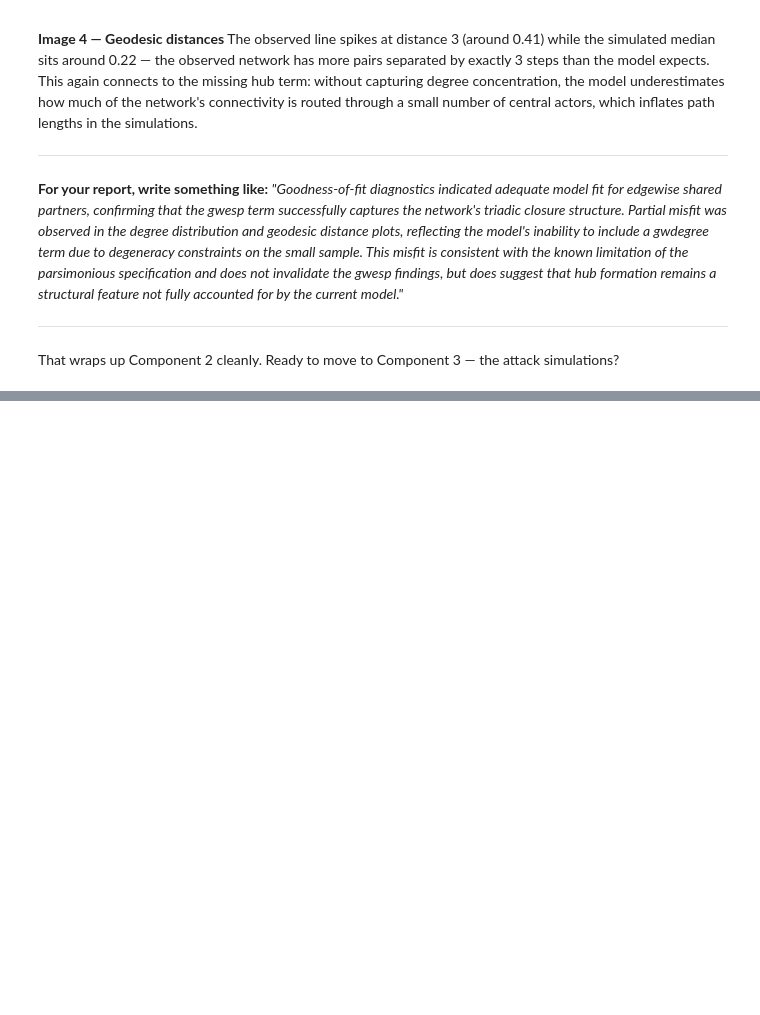
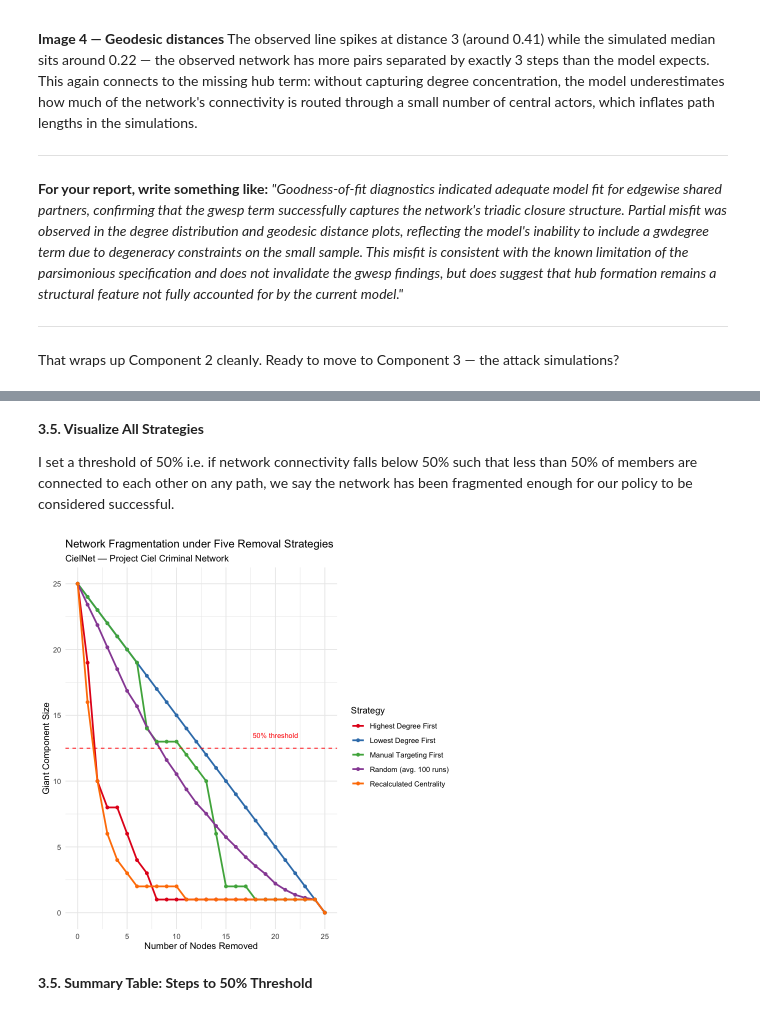
Before and after one commit to ananya923/Social-Networks-Analysis-SOCIOL728, a Jupyter notebook: Research Reports/research-report-02.ipynb, the cells around one changed output, grey strips where cells are left out. Cells and saved outputs as stored; diff of their text form; code cells hidden in the pictures; blank space fills up the shorter version.

```diff
--- a/Research Reports/research-report-02.ipynb
+++ b/Research Reports/research-report-02.ipynb
@@ -981,0 +1138,21 @@ That wraps up Component 2 cleanly. Ready to move to Component 3 — the attack s
+# %%
+# Recompute betweenness after each removal and remove current highest
+gcs_recalculated <- c(baseline)
+g_temp <- g
+
+while (igraph::vcount(g_temp) > 0) {
+  # Recompute betweenness on the current residual network
+  current_betweenness <- igraph::betweenness(g_temp)
+
+  # Remove the node with the highest current betweenness
+  top_node <- names(which.max(current_betweenness))
+  g_temp <- igraph::delete_vertices(g_temp, top_node)
+  gcs_recalculated <- c(gcs_recalculated, giant_component_size(g_temp))
+}
+
+# Store results
+results[["recalculated"]] <- gcs_recalculated
+
+# Quick check
+cat("Giant component sizes (recalculated centrality):\n")
+cat(gcs_recalculated, "\n")
@@ -981,0 +1210,30 @@ That wraps up Component 2 cleanly. Ready to move to Component 3 — the attack s
+# %% [markdown]
+**3.5. Visualize All Strategies**
+
+I set a threshold of 50% i.e. if network connectivity falls below 50% such that less than 50% of members are connected to each other on any path, we say the network has been fragmented enough for our policy to be considered successful.
+# %%
+ggplot(results_long, aes(x = steps, y = giant_component_size, color = strategy)) +
+  geom_line(linewidth = 1) +
+  geom_point(size = 1.5) +
+  scale_color_brewer(palette = "Set1", labels = strategy_labels) +
+  scale_x_continuous(breaks = seq(0, 25, by = 5)) +
+  scale_y_continuous(breaks = seq(0, 25, by = 5)) +
+  geom_hline(yintercept = 25 * 0.5, linetype = "dashed", color = "red") +
+  annotate("text", x = 20, y = 13.5, label = "50% threshold",
+           color = "red", size = 3) +
+  labs(
+    title    = "Network Fragmentation under Five Removal Strategies",
+    subtitle = "CielNet — Project Ciel Criminal Network",
+    x        = "Number of Nodes Removed",
+    y        = "Giant Component Size",
+    color    = "Strategy"
+  ) +
+  theme_minimal() +
+  theme(
+    legend.position  = "right",
+    legend.direction = "vertical"
+  )
+# %% [output]
+[figure, added]
+# %% [markdown]
+**3.5. Summary Table: Steps to 50% Threshold**
```
Also changed, not shown: parts of 17 cells of this notebook.
